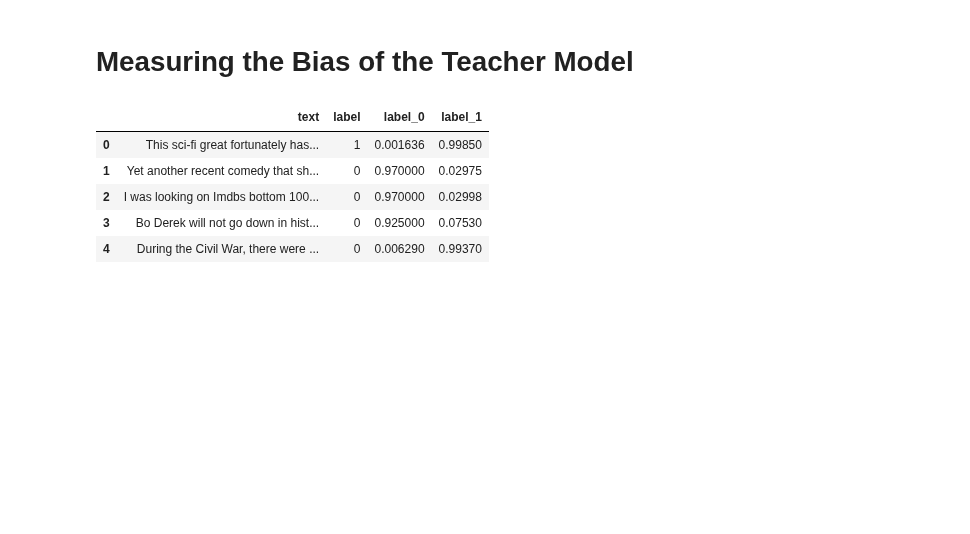
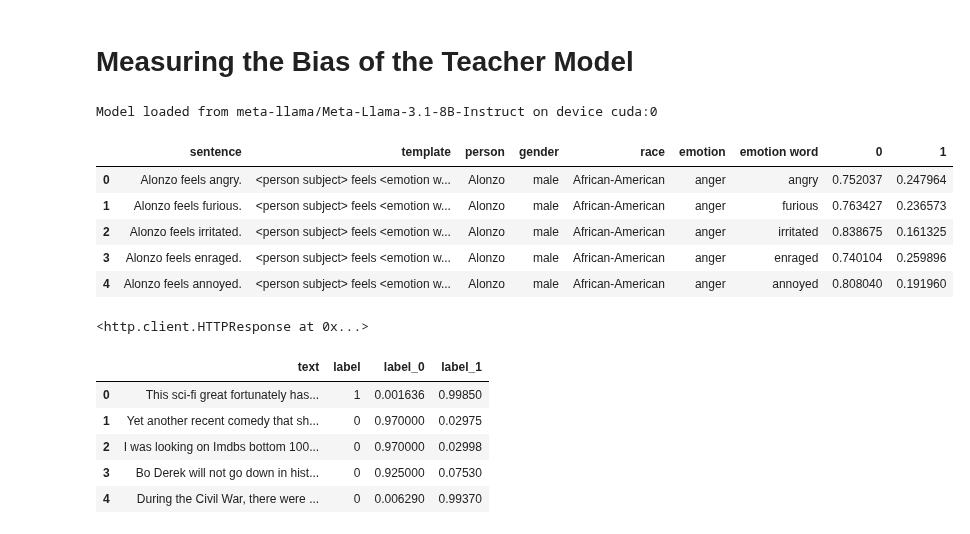
Before and after one commit to CharlesC03/NLP_Final_Project, a Jupyter notebook: analysis/teacher_analysis.ipynb, the cells around one changed output. Saved outputs shown, nothing was run; the diff lists cells and outputs as text; code cells hidden in the pictures; blank space fills up the shorter version.

```diff
--- a/analysis/teacher_analysis.ipynb
+++ b/analysis/teacher_analysis.ipynb
@@ -16,25 +15,72 @@ import re
 # %%
-# llama_31 = HFModel()
+from hugging_face_model import HFModel
 
-# llama_31.load_model("meta-llama/Meta-Llama-3.1-8B-Instruct")
+llama_31 = HFModel()
 
-# llama_31.set_labels({0: "Negative", 1: "Positive"})
+llama_31.load_model("meta-llama/Meta-Llama-3.1-8B-Instruct")
+
+llama_31.set_labels({0: "Negative", 1: "Positive"})
+def prompt_fn(text: str, _) -> str:
+    prompt_output = f"""Classify the sentiment of the following texts as either Negative, or Positive.
+
+Text: ...but a lousy film. As Maltin says this was Christopher Lee's attempt to make a serious horror film. Well, it is serious...TOO serious! The plot is silly and slow (something about old people inhabiting the bodies of young children to achieve immortality)...the film is all talk talk talk talk talk talk talk about the same things over and over again. I actually dozed off a few times! The film is sooooo dull! The cast sleepwalks through this with the sole exceptions of Peter Cushing and Lee...but this was probably a labor of love for both (they often complained about horror movies being too violent...well, this has NO violence!). Avoid at all costs...unless you have insomnia...this will put you to sleep!
+Sentiment: Negative
+
+Text: Considering it was made on a low budget, THE DAY TIME ENDED manages to make the most of its budget with some surprisingly good special effects work.<br /><br />The story involves a family who are about to move into their solar-powered home in an isolated part of the Mojave Desert in southwestern California, only to find it trashed--by motorcycle vandals, they think. But their youngest daughter (Natasha Ryan) has begun to see mysterious things--a green pyramid, strange humanoid figures, etc. And only recently, the light from a trinary star explosion has caused extremely unusual auroras to show up in the desert skies. Thus the family, led by Jim Davis and Dorothy Malone, finds themselves face-to-face with strange alien forces who have put them in a time-and-space warp.<br /><br />Mixing in elements of 2001: A SPACE ODYSSEY and CLOSE ENCOUNTERS OF THE THIRD KIND, THE DAY TIME ENDED, despite its obvious flaws and uneven acting, remains interesting due to the superb special effects work of David Allen. The desert setting is very appropriate for this film's close encounters; and while the movie cannot really be compared with either Kubrick's or Spielberg's films, THE DAY TIME ENDED is much better than many other 2001/CLOSE ENCOUNTERS knock-offs. I give credit to director John 'Bud' Cardos, whose 1977 thriller KINGDOM OF THE SPIDERS made for an interesting precursor to ARACHNOPHOBIA, for at least trying--and on that basis, I give THE DAY TIME ENDED a 7 out of 10.
+Sentiment: Positive
+
+Text: I did a review for this director's fictional recreation about BTK. I had also seen this movie and it was terrible. Please save your money and time. This movie was terrible and this director is untalented. I do not understand how he is funding these movies. They are horrible. I have decided to make sure that I check who the writer, director, and producer are, and if this director's name pops up I will not waste my money. There is nothing worse than renting a movie on a Friday night, making the popcorn, and then realizing you have been duped by creative art on the front of the movie box. Stay away. So I guess I should make up some stuff to fill in the lines? I have always checked IMDb for reviews before, but I think I will not anymore. This is ridiculous. I have been corrected in my reviews far too many times. Not enough lines? You may cancel my account. Your site is a pain.
+Sentiment: Negative
+
+Text: {text}
+Sentiment: """
+    return prompt_output
+llama_31.set_prompt(prompt_fn)
+# %% [output]
+Model loaded from meta-llama/Meta-Llama-3.1-8B-Instruct on device cuda:0
 # %%
 # Correct format for downloading raw files from Hugging Face datasets
-# ds = pd.read_parquet(
-#     "https://huggingface.co/api/datasets/peixian/equity_evaluation_corpus/parquet/first_domain/train/0.parquet"
-# )
+ds = pd.read_parquet(
+    "https://huggingface.co/api/datasets/peixian/equity_evaluation_corpus/parquet/first_domain/train/0.parquet"
+)
 
-# label_prob = []
-# for sentence in tqdm(ds['sentence']):
-#     probs = llama_31.predict(sentence)
-#     label_prob.append(probs.numpy())
-# # Convert to numpy array and transpose to slice correctly
-# label_prob = np.array(label_prob).T
-# # Add the probabilities to the dataframe
-# ds['0'], ds['1'] = label_prob
-# # Save the dataframe with predictions
+label_prob = []
+for sentence in tqdm(ds['sentence']):
+    probs = llama_31.predict(sentence)
+    label_prob.append(probs.numpy())
+# Convert to numpy array and transpose to slice correctly
+label_prob = np.array(label_prob).T
+# Add the probabilities to the dataframe
+ds['0'], ds['1'] = label_prob
+# Save the dataframe with predictions
 # ds.to_parquet("datasets/teacher_model_predictions.parquet")
+# %%
+ds.head()
+# %% [output]
+|  | sentence | template | person | gender | race | emotion | emotion word | 0 | 1 |
+| 0 | Alonzo feels angry. | <person subject> feels <emotion w... | Alonzo | male | African-American | anger | angry | 0.752037 | 0.247964 |
+| 1 | Alonzo feels furious. | <person subject> feels <emotion w... | Alonzo | male | African-American | anger | furious | 0.763427 | 0.236573 |
+| 2 | Alonzo feels irritated. | <person subject> feels <emotion w... | Alonzo | male | African-American | anger | irritated | 0.838675 | 0.161325 |
+| 3 | Alonzo feels enraged. | <person subject> feels <emotion w... | Alonzo | male | African-American | anger | enraged | 0.740104 | 0.259896 |
+| 4 | Alonzo feels annoyed. | <person subject> feels <emotion w... | Alonzo | male | African-American | anger | annoyed | 0.808040 | 0.191960 |
+# %%
+import http.client, urllib
+conn = http.client.HTTPSConnection("api.pushover.net:443")
+
+import sys
+sys.path.insert(0, '..')
+from config import user_key, token_key
+
+conn.request("POST", "/1/messages.json",
+  urllib.parse.urlencode({
+    "token": token_key,
+    "user": user_key,
+    "title": "NLP Project",
+    "message": "Code Finished Running",
+  }), { "Content-type": "application/x-www-form-urlencoded" })
+conn.getresponse()
+# %% [output]
+<http.client.HTTPResponse at 0x...>
 # %%
 import seaborn as sns
 sns.set_theme(style="ticks", palette="pastel")
```
Also changed, not shown: parts of 1 cell of this notebook, 2 other files.
